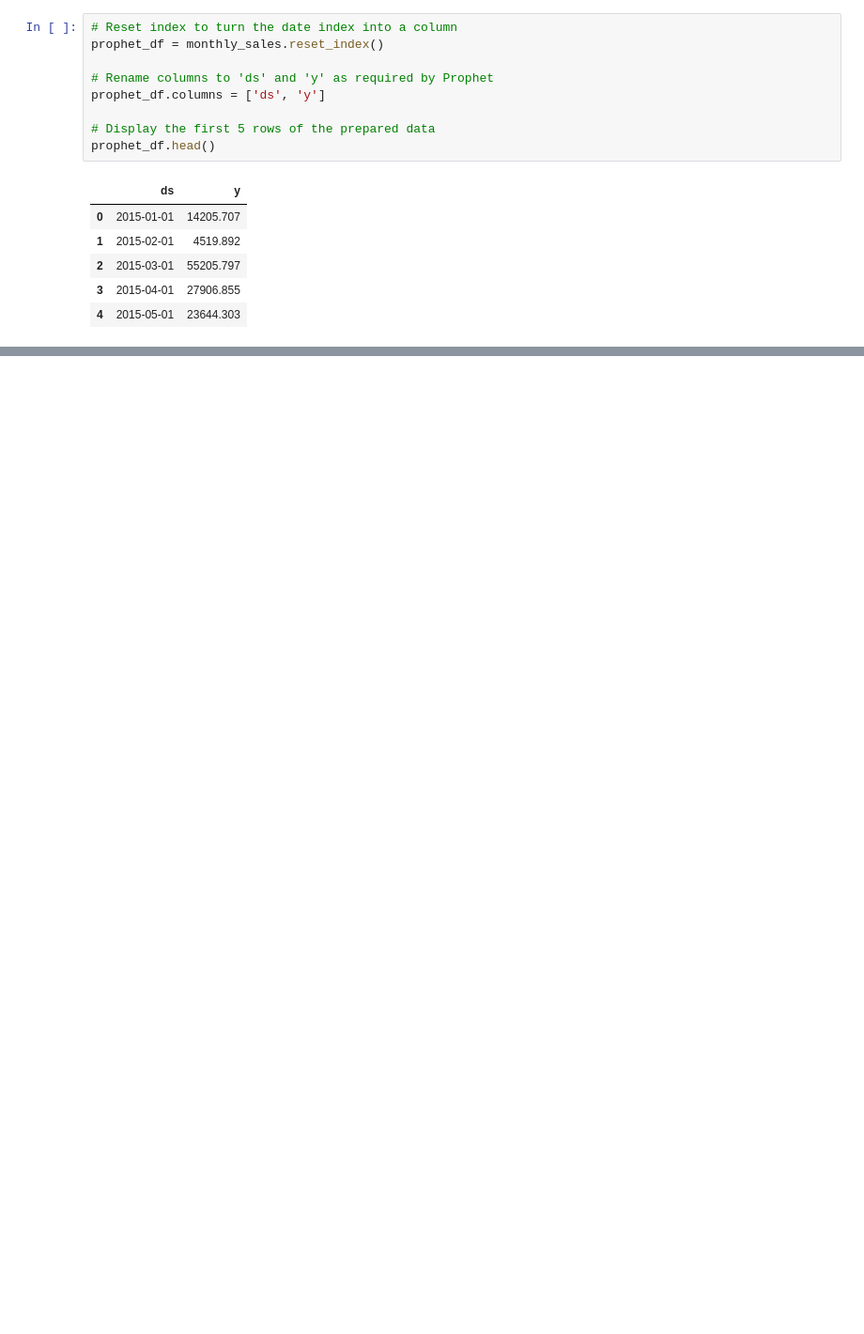
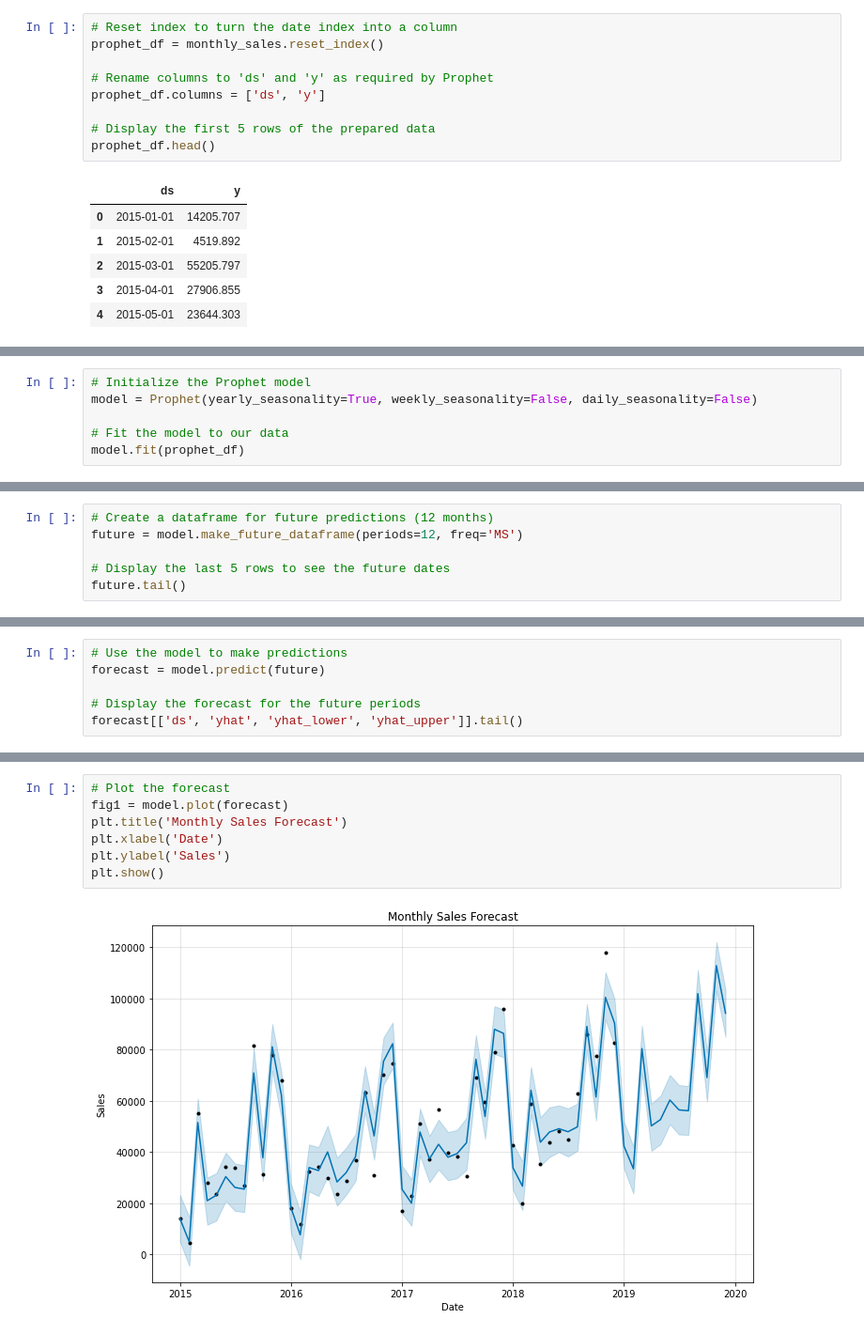
Before and after one commit to mutembeic/FUTURE_ML_01, a Jupyter notebook: notebooks/01_sales_forecasting.ipynb, the cells around one changed output, grey strips where cells are left out. Shown at 94% size. Saved outputs shown, nothing was run; the diff lists cells and outputs as text; blank space fills up the shorter version.

```diff
--- a/notebooks/01_sales_forecasting.ipynb
+++ b/notebooks/01_sales_forecasting.ipynb
@@ -270,0 +292,6 @@ prophet_df.head()
+# %%
+# Initialize the Prophet model
+model = Prophet(yearly_seasonality=True, weekly_seasonality=False, daily_seasonality=False)
+
+# Fit the model to our data
+model.fit(prophet_df)
@@ -270,0 +306,6 @@ prophet_df.head()
+# %%
+# Create a dataframe for future predictions (12 months)
+future = model.make_future_dataframe(periods=12, freq='MS')
+
+# Display the last 5 rows to see the future dates
+future.tail()
@@ -270,0 +319,6 @@ prophet_df.head()
+# %%
+# Use the model to make predictions
+forecast = model.predict(future)
+
+# Display the forecast for the future periods
+forecast[['ds', 'yhat', 'yhat_lower', 'yhat_upper']].tail()
@@ -270,0 +338,9 @@ prophet_df.head()
+# %%
+# Plot the forecast
+fig1 = model.plot(forecast)
+plt.title('Monthly Sales Forecast')
+plt.xlabel('Date')
+plt.ylabel('Sales')
+plt.show()
+# %% [output]
+[figure, added]
```
Also changed, not shown: parts of 19 cells of this notebook, 1 other file.
